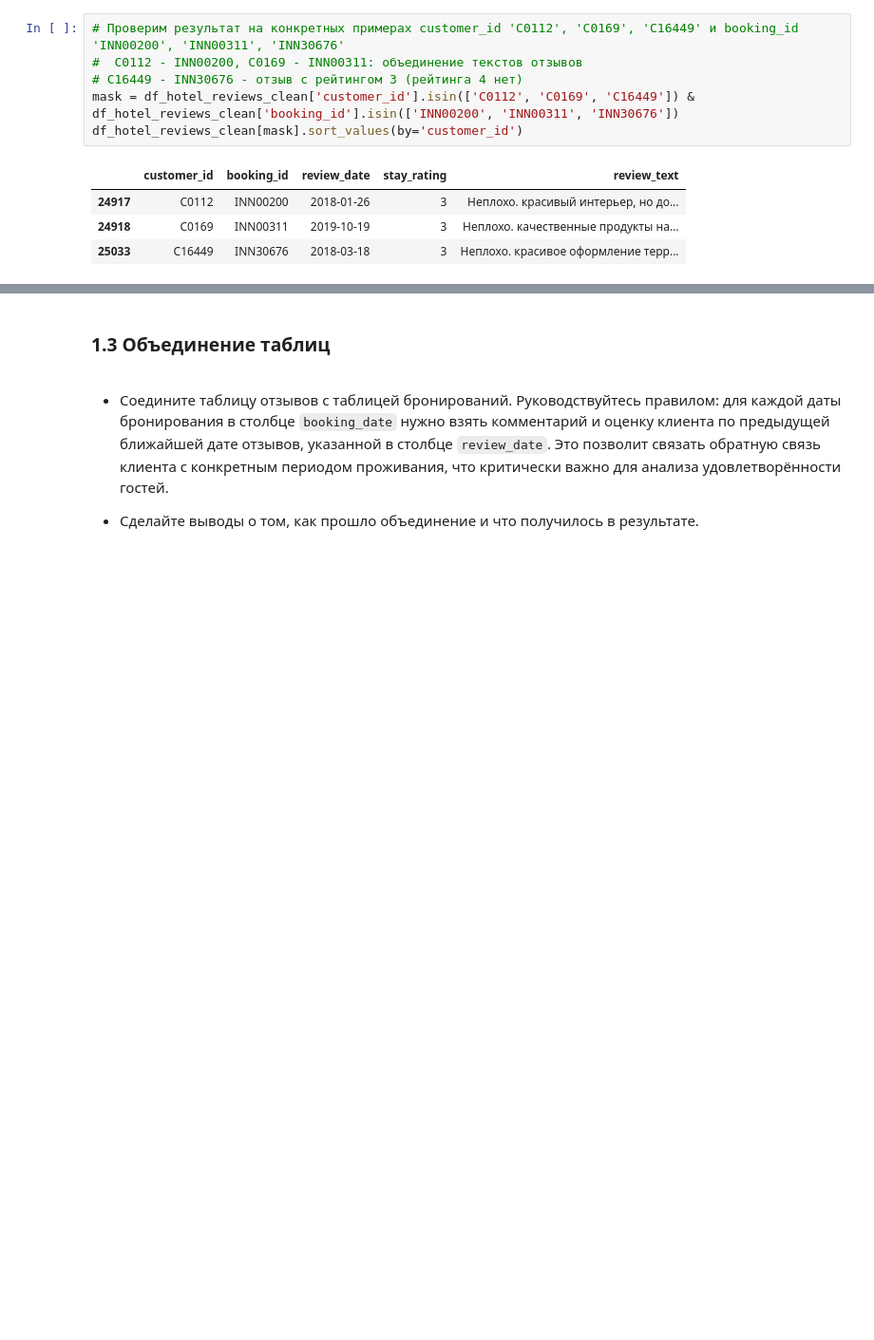
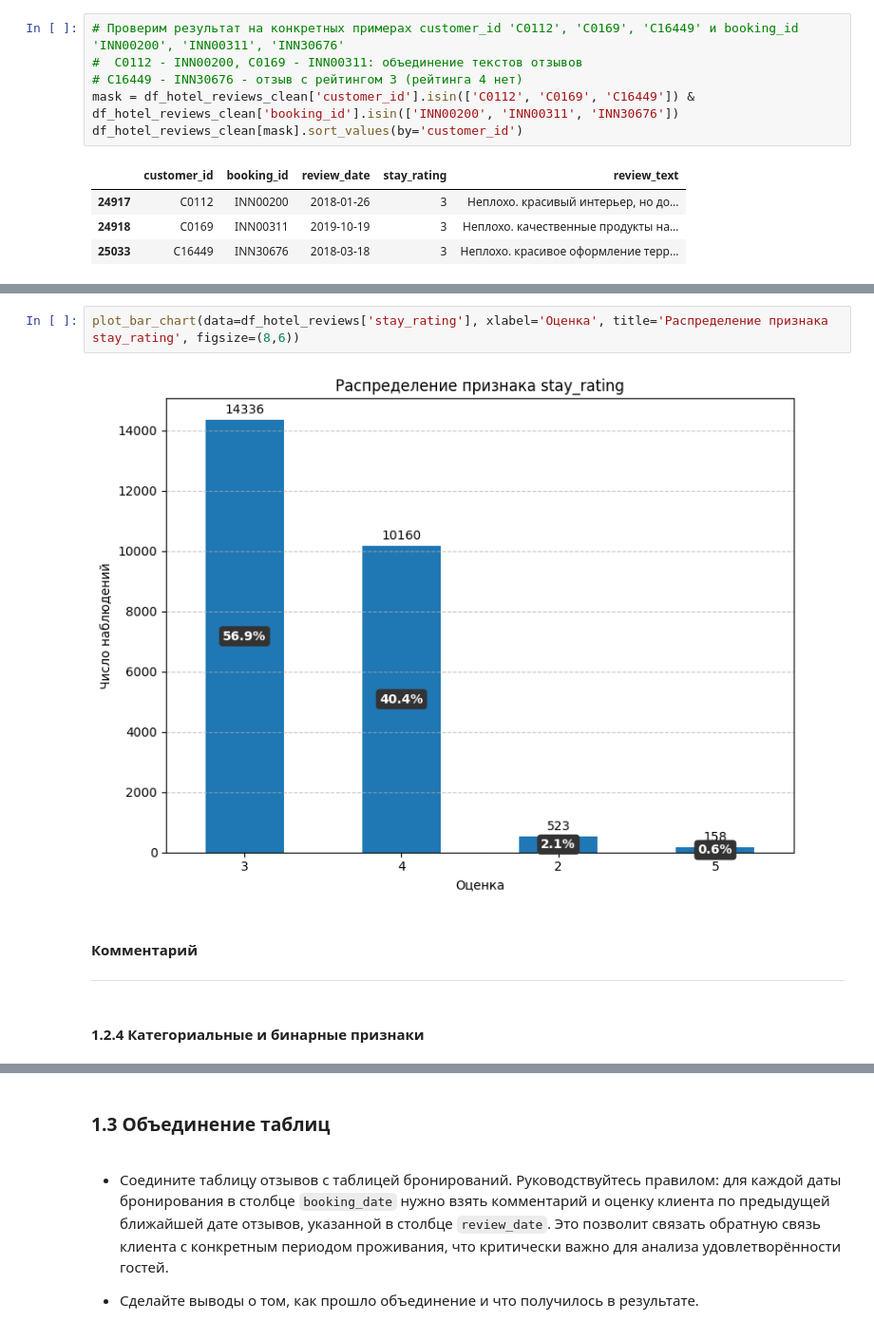
Before and after one commit to TemaQDX/project_module_04_urbanstay, a Jupyter notebook: project_module_04_urbanstay_Artem_Burov.ipynb, the cells around one changed output, grey strips where cells are left out. Shown at 95% size. Cells and saved outputs as stored; diff of their text form; blank space fills up the shorter version.

```diff
--- a/project_module_04_urbanstay_Artem_Burov.ipynb
+++ b/project_module_04_urbanstay_Artem_Burov.ipynb
@@ -731,0 +840,10 @@ df_hotel_reviews_clean[mask].sort_values(by='customer_id')
+# %%
+plot_bar_chart(data=df_hotel_reviews['stay_rating'], xlabel='Оценка', title='Распределение признака stay_rating', figsize=(8,6))
+# %% [output]
+[figure, added]
+# %% [markdown]
+#### Комментарий
+
+---
+# %% [markdown]
+#### 1.2.4 Категориальные и бинарные признаки
```
Also changed, not shown: parts of 22 cells of this notebook.
